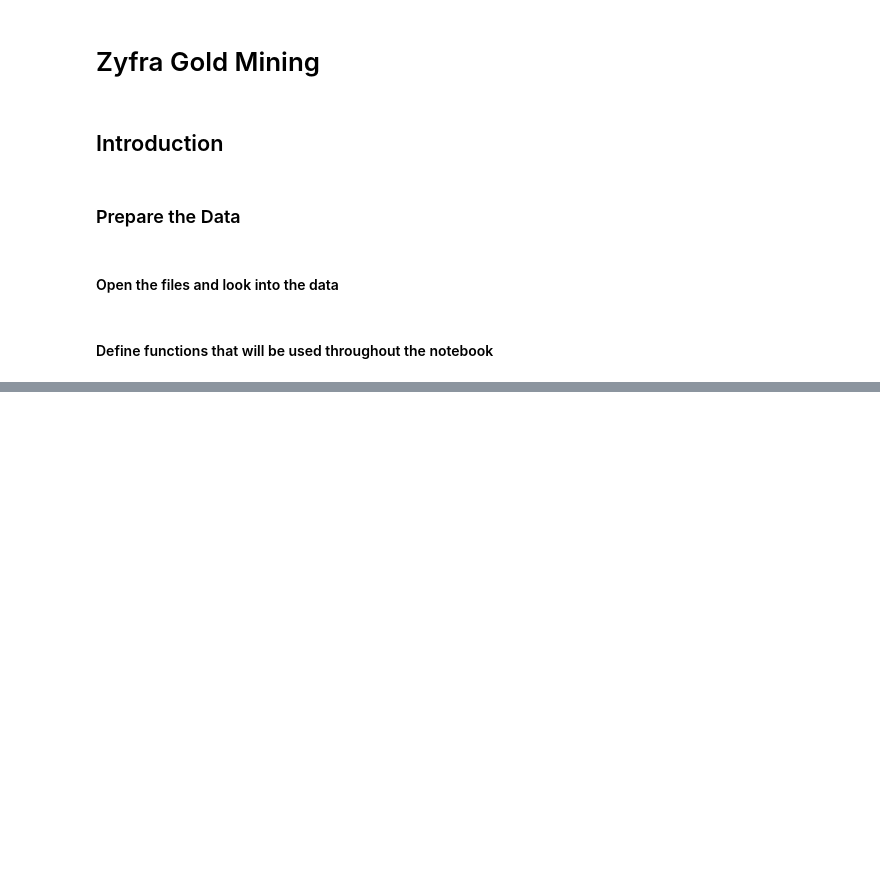
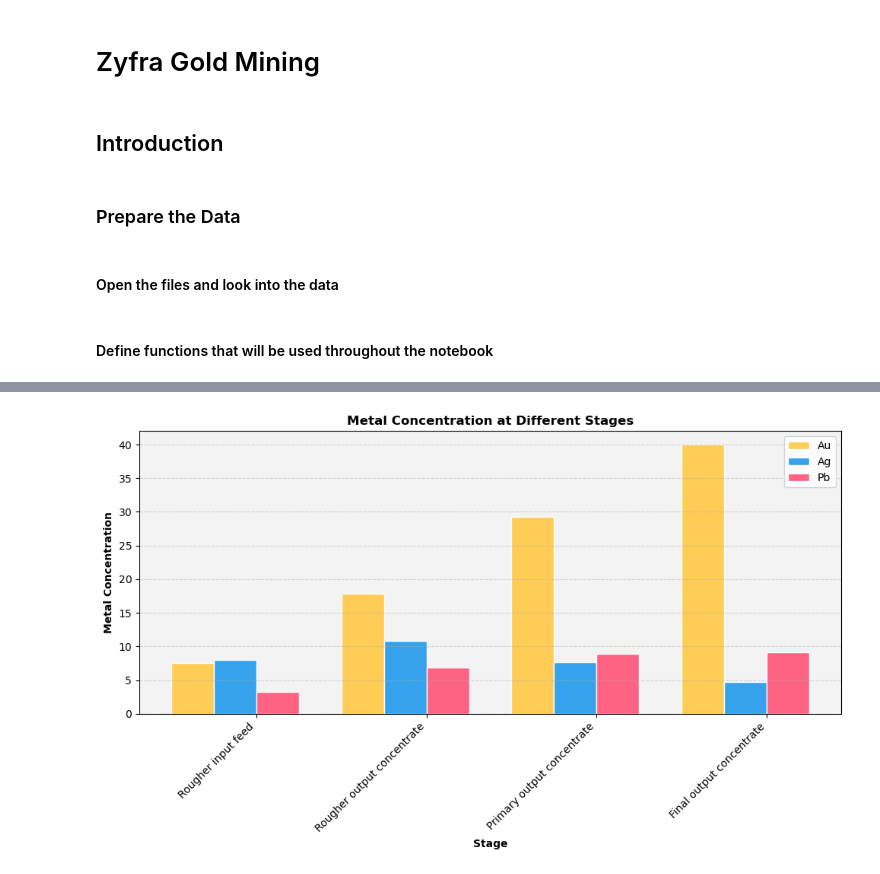
Before and after one commit to jestercruz/TripleTen-Projects, a Jupyter notebook: Sprint 10/zyfra_gold_mine.ipynb, the cells around one changed output, grey strips where cells are left out. Cells and saved outputs as stored; diff of their text form; code cells hidden in the pictures; blank space fills up the shorter version.

```diff
--- a/Sprint 10/zyfra_gold_mine.ipynb
+++ b/Sprint 10/zyfra_gold_mine.ipynb
@@ -207,0 +377,71 @@ print('Validation MAE:', val_mae)
+# %%
+# Define the columns for each stage and parameter type
+columns_per_stage = {
+    'rougher.input.feed': 'input',
+    'rougher.output.concentrate': 'output',
+    'primary_cleaner.output.concentrate': 'output',
+    'final.output.concentrate': 'output'
+}
+
+# Define the metals
+metal_columns = ['au', 'ag', 'pb']
+
+# Define labels for the stages
+labels = ['Rougher input feed', 'Rougher output concentrate', 'Primary output concentrate', 'Final output concentrate']
+
+# Initialize lists to store mean concentrations for each metal at different stages
+bars_au = []
+bars_ag = []
+bars_pb = []
+
+# Extract mean concentrations for each metal at different stages
+for stage, parameter_type in columns_per_stage.items():
+    for metal in metal_columns:
+        column_name = f'{stage}_{metal}' if stage != 'rougher.input.feed' else f'{stage}_{metal}'
+        mean_concentration = full[column_name].mean()
+        if metal == 'au':
+            bars_au.append(mean_concentration)
+        elif metal == 'ag':
+            bars_ag.append(mean_concentration)
+        elif metal == 'pb':
+            bars_pb.append(mean_concentration)
+
+# Define the width of each bar
+bar_width = 0.25
+
+# Set the positions of the bars on the x-axis
+r1 = np.arange(len(labels))
+r2 = [x + bar_width for x in r1]
+r3 = [x + bar_width for x in r2]
+
+# Create the figure and axes objects
+fig, ax = plt.subplots(figsize=(10, 6))
+ax.set_facecolor('#f3f3f3')
+
+# Plot the bars for each metal
+ax.bar(r1, bars_au, color='#FFCD56', width=bar_width, edgecolor='white', label='Au')
+ax.bar(r2, bars_ag, color='#36A2EB', width=bar_width, edgecolor='white', label='Ag')
+ax.bar(r3, bars_pb, color='#FF6384', width=bar_width, edgecolor='white', label='Pb')
+
+# Set x-axis labels and tick marks
+ax.set_xlabel('Stage', fontweight='bold')
+ax.set_xticks(r1 + bar_width + (bar_width / 2))
+ax.set_xticklabels(labels, rotation=45, ha='right')
+
+# Set y-axis label
+ax.set_ylabel('Metal Concentration', fontweight='bold')
+
+# Set plot title
+ax.set_title('Metal Concentration at Different Stages', fontweight='bold')
+
+# Add grid lines
+ax.grid(axis='y', linestyle='--', alpha=0.5)
+
+# Add legend
+ax.legend()
+
+# Show the plot
+plt.tight_layout()
+plt.show()
+# %% [output]
+[figure, added]
```
Also changed, not shown: parts of 31 cells of this notebook.
